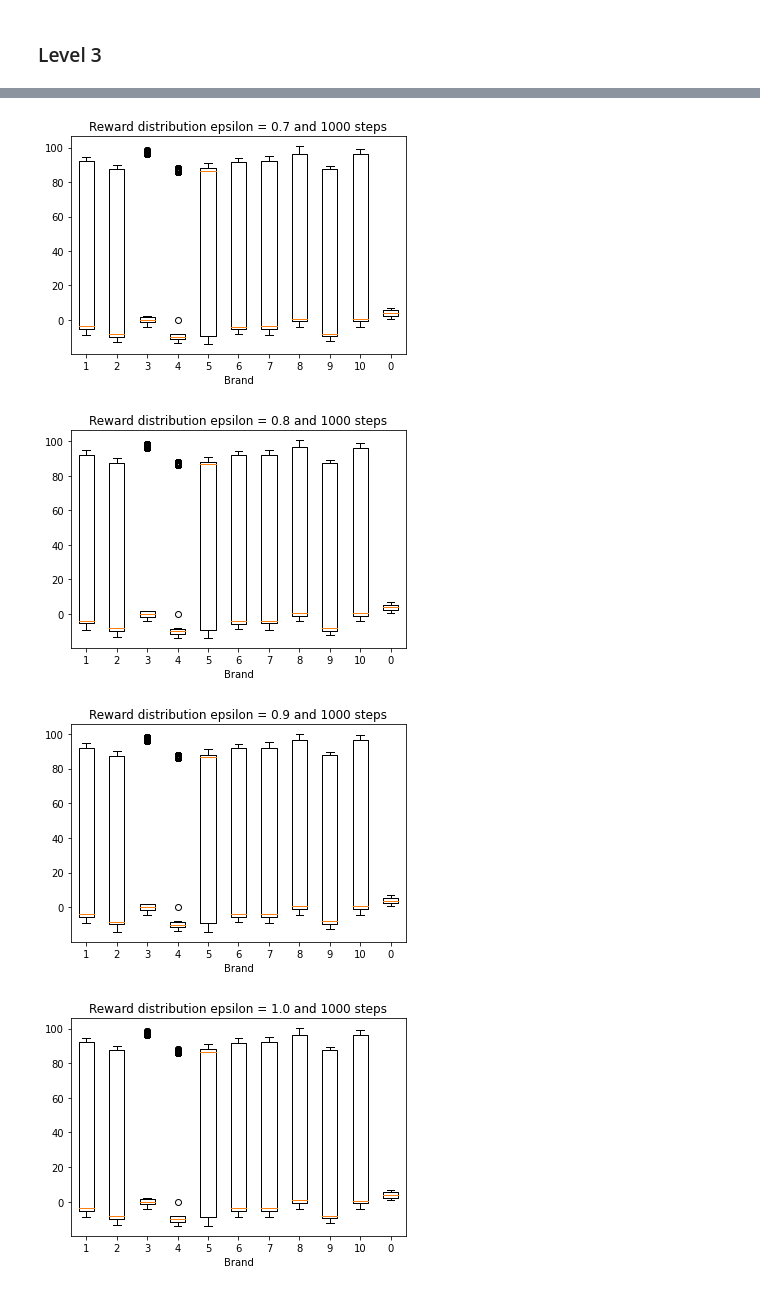
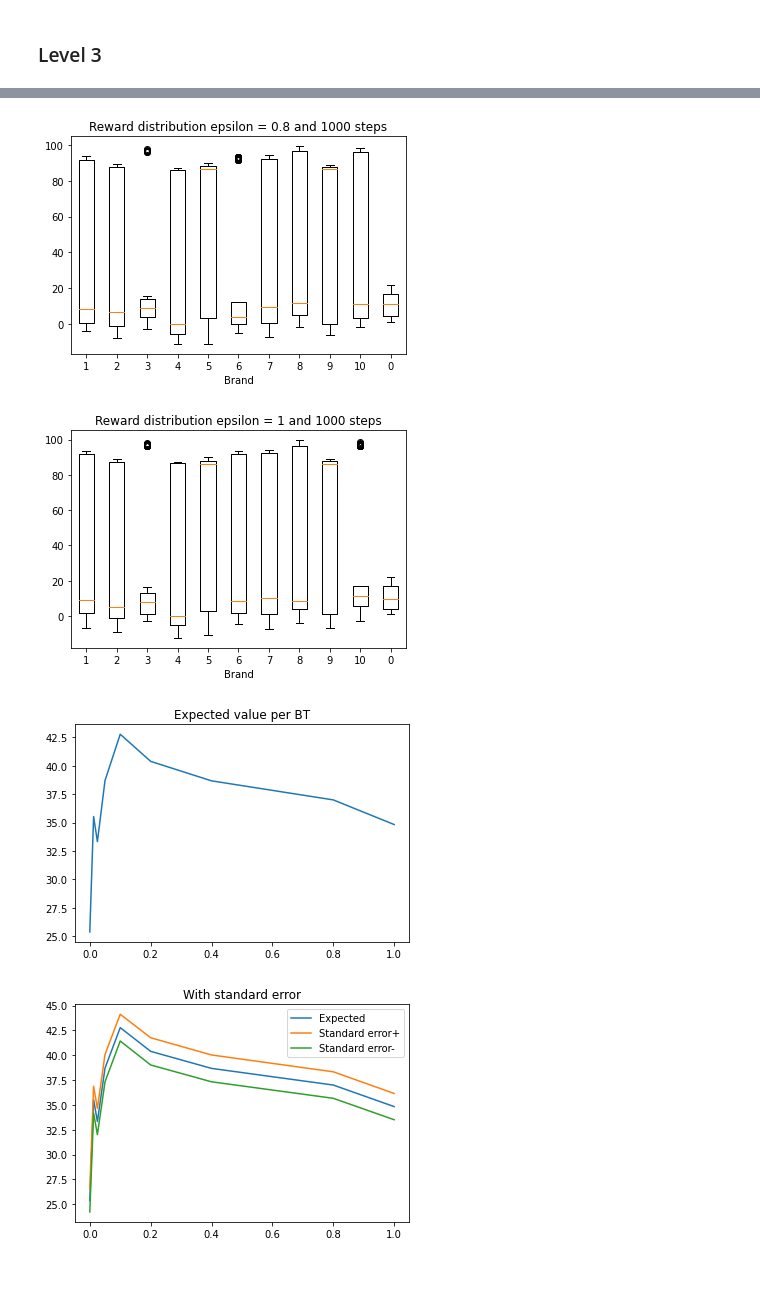
Before and after one commit to TrellixVulnTeam/INF368_65ZU, a Jupyter notebook: Weekly_Tasks/week2.ipynb, the cells around one changed output, grey strips where cells are left out. Cells and saved outputs as stored; diff of their text form; code cells hidden in the pictures.

```diff
--- a/Weekly_Tasks/week2.ipynb
+++ b/Weekly_Tasks/week2.ipynb
@@ -83,8 +88,8 @@ def string_price(brand):
 # %%
 l = []
 for key in table_dict.keys():
-    values = np.vectorize(lambda x: (BT_Fredriksen_price(x)-table_dict[key][4]) if break_string(key, m(x))
-                                    else x*0.7)(monte_carlo_rand_num)
+    values = np.vectorize(lambda x: (BT_Fredriksen_price(x) if break_string(key, m(x))
+                                    else m(x)*0.7)-table_dict[key][4])(monte_carlo_rand_num)
     earnings = np.mean(values)
     std = np.std(values)
     print("Brand:", key,"expected earnings:", earnings)
@@ -141,7 +149,7 @@ def hubert_take_steps(n, epsilon, alpha=0.1):
             max_key = str(np.random.randint(11))
         else:
             max_key = max(avg_earnings, key=avg_earnings.get)
-        c_reward = (BT_Fredriksen_price(bt) if break_string(max_key, m(bt)) else bt*0.7)- (string_price(max_key))
+        c_reward = (BT_Fredriksen_price(bt) if break_string(max_key, m(bt)) else m(bt)*0.7)- (string_price(max_key))
         reward += c_reward
         avg_earnings[max_key] += alpha*(c_reward-avg_earnings[max_key])
         plot_earnings[max_key].append(c_reward)
@@ -152,10 +160,12 @@ t_of_x = []
 std_of_xp = []
 std_of_xm = []
 epsilon_values = []
-for i in range(11):
-    plot_earnings, avg_earnings, reward = hubert_take_steps(100000, i/10)
+epsi = 0.0
+for i in range(9):
+
+    plot_earnings, avg_earnings, reward = hubert_take_steps(1000, min(epsi, 1))
     plt.boxplot([plot_earnings[k] for k in plot_earnings.keys()], labels=plot_earnings.keys())
-    plt.title("Reward distribution epsilon = " + str(i/10) + " and " + str(1000) + " steps")
+    plt.title("Reward distribution epsilon = " + str(min(epsi, 1)) + " and " + str(1000) + " steps")
     plt.xlabel("Brand")
     plt.show()
     l = []
@@ -169,9 +179,11 @@ for i in range(11):
     t_of_x.append(t)
     std_of_xp.append(e+std)
     std_of_xm.append(e-std)
-    epsilon_values.append(i/10)
+    epsilon_values.append(min(epsi, 1))
+
+    epsi = epsi * 2 if i != 0 else 0.0125
 plt.plot(epsilon_values, e_of_x)
-plt.title("Expected value")
+plt.title("Expected value per BT")
 plt.show()
 
 plt.plot(epsilon_values, e_of_x, label="Expected")
@@ -195,4 +207,4 @@ plt.show()
-[figure, old version]
+[figure, new version]
-[figure, old version]
+[figure, new version]
-[figure, old version]
+[figure, new version]
-[figure, old version]
+[figure, new version]
```
Also changed, not shown: parts of 14 cells of this notebook.
